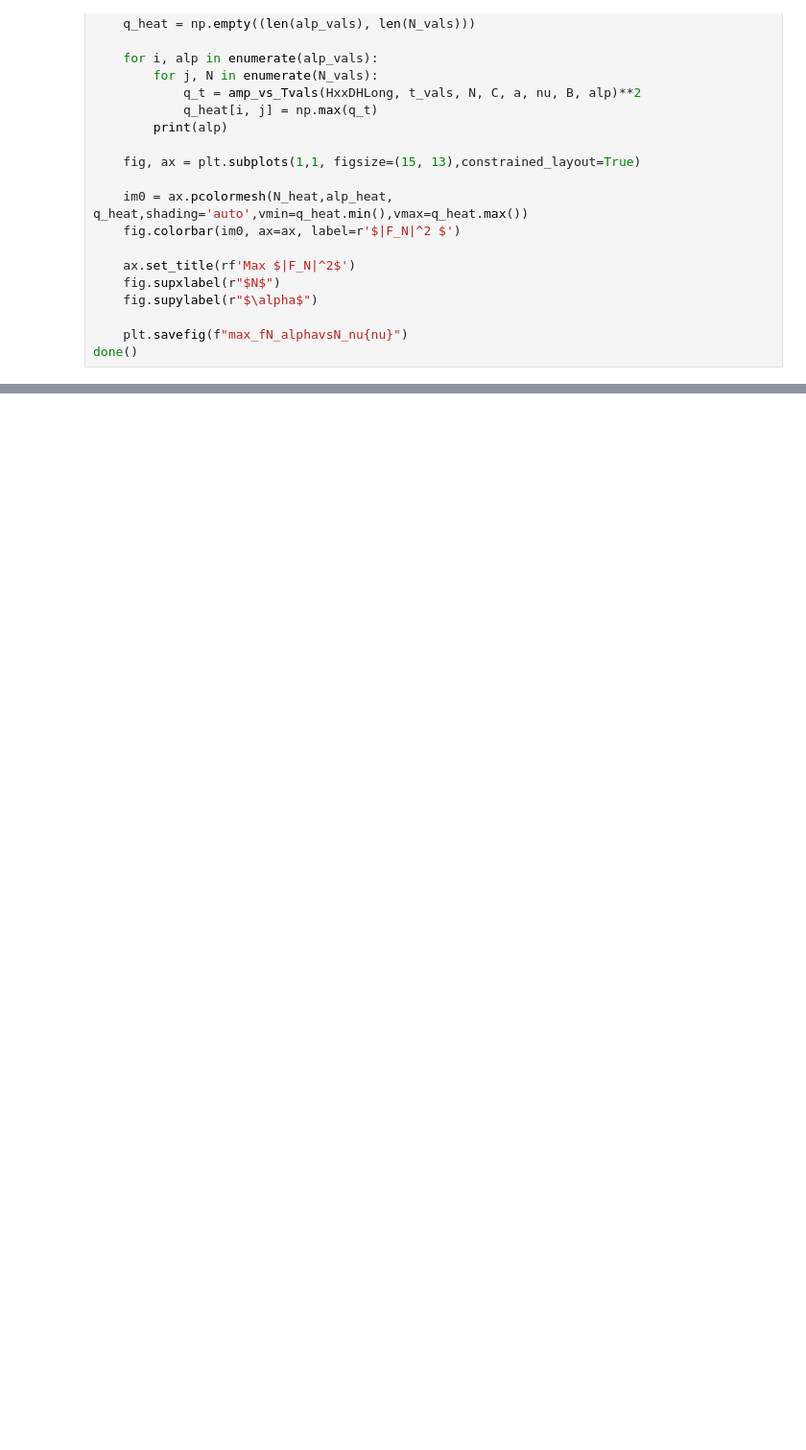
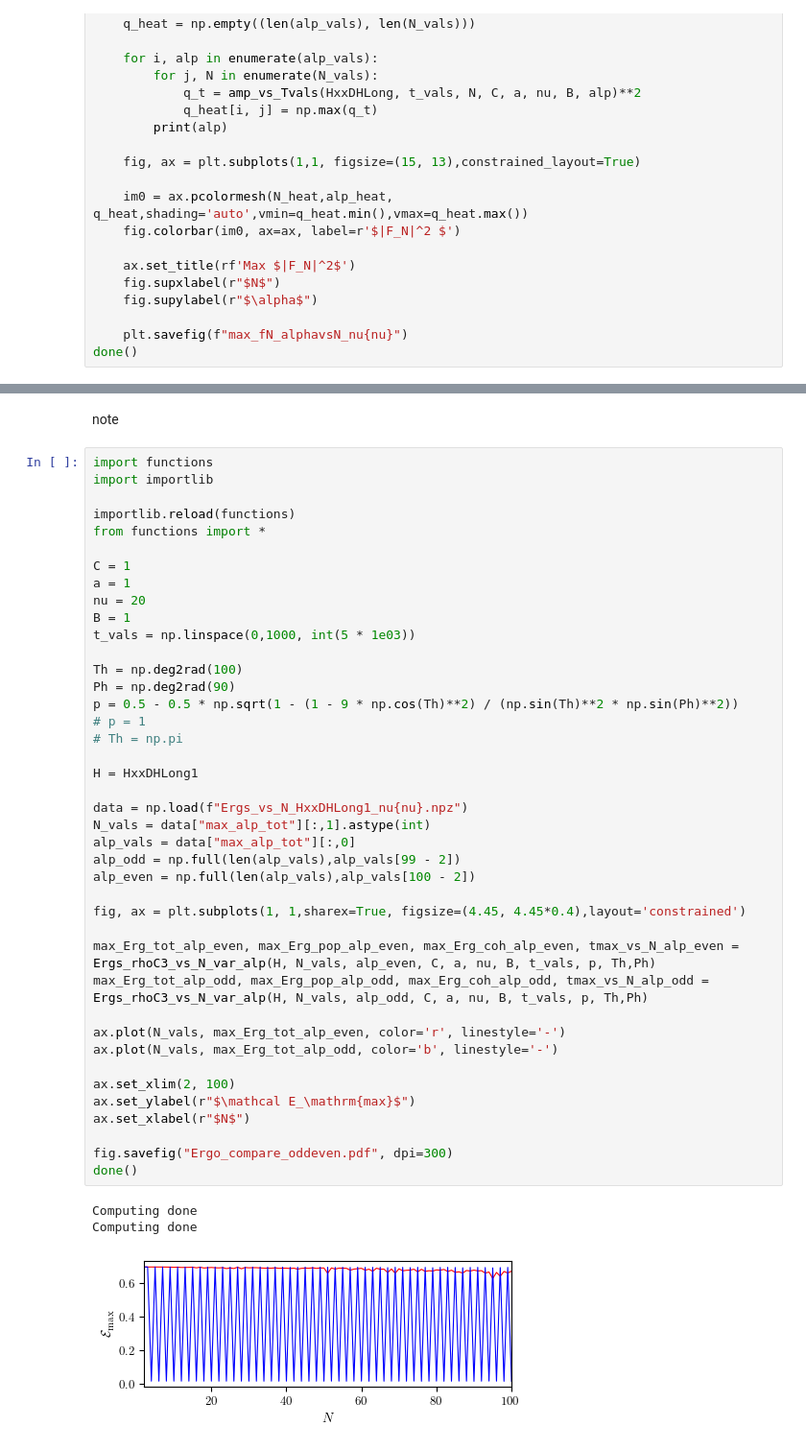
Before and after one commit to JohanesFaustus/QuantumMechanics, a Jupyter notebook: Rss/QM/code/E.ipynb, the cells around one changed output, grey strips where cells are left out. Shown at 96% size. Drawn from its saved outputs; the diff is of its cells as text; blank space fills up the shorter version.

```diff
--- a/Rss/QM/code/E.ipynb
+++ b/Rss/QM/code/E.ipynb
@@ -1830,0 +2282,47 @@ done()
+# %% [markdown]
+note
+# %%
+import functions
+import importlib
+
+importlib.reload(functions)
+from functions import *
+
+C = 1
+a = 1
+nu = 20
+B = 1
+t_vals = np.linspace(0,1000, int(5 * 1e03))
+
+Th = np.deg2rad(100)
+Ph = np.deg2rad(90)
+p = 0.5 - 0.5 * np.sqrt(1 - (1 - 9 * np.cos(Th)**2) / (np.sin(Th)**2 * np.sin(Ph)**2))
+# p = 1
+# Th = np.pi
+
+H = HxxDHLong1
+
+data = np.load(f"Ergs_vs_N_HxxDHLong1_nu{nu}.npz")
+N_vals = data["max_alp_tot"][:,1].astype(int)
+alp_vals = data["max_alp_tot"][:,0]
+alp_odd = np.full(len(alp_vals),alp_vals[99 - 2])
+alp_even = np.full(len(alp_vals),alp_vals[100 - 2])
+
+fig, ax = plt.subplots(1, 1,sharex=True, figsize=(4.45, 4.45*0.4),layout='constrained')
+
+max_Erg_tot_alp_even, max_Erg_pop_alp_even, max_Erg_coh_alp_even, tmax_vs_N_alp_even = Ergs_rhoC3_vs_N_var_alp(H, N_vals, alp_even, C, a, nu, B, t_vals, p, Th,Ph)
+max_Erg_tot_alp_odd, max_Erg_pop_alp_odd, max_Erg_coh_alp_odd, tmax_vs_N_alp_odd = Ergs_rhoC3_vs_N_var_alp(H, N_vals, alp_odd, C, a, nu, B, t_vals, p, Th,Ph)
+
+ax.plot(N_vals, max_Erg_tot_alp_even, color='r', linestyle='-')
+ax.plot(N_vals, max_Erg_tot_alp_odd, color='b', linestyle='-')
+
+ax.set_xlim(2, 100)
+ax.set_ylabel(r"$\mathcal E_\mathrm{max}$")
+ax.set_xlabel(r"$N$")
+
+fig.savefig("Ergo_compare_oddeven.pdf", dpi=300)
+done()
+# %% [output]
+Computing done
+Computing done
+[figure, added]
```
Also changed, not shown: parts of 64 cells of this notebook, 1 other file.
